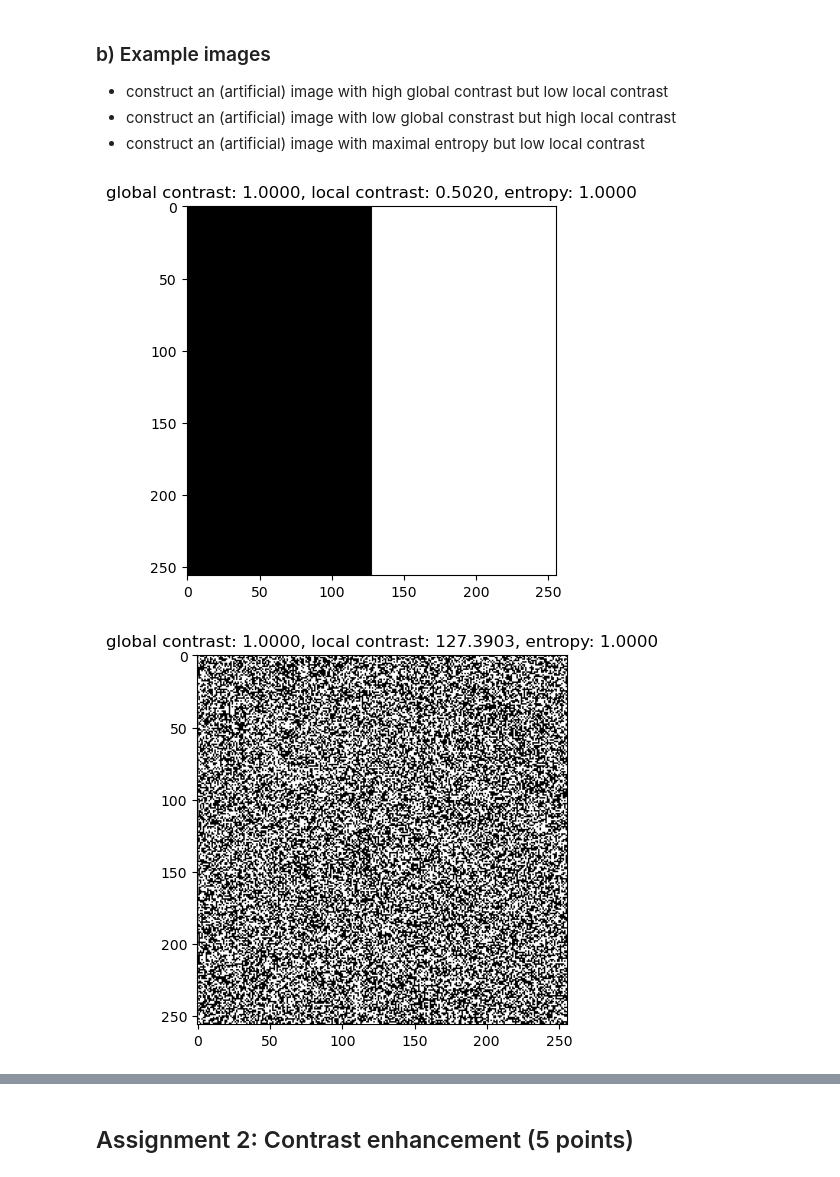
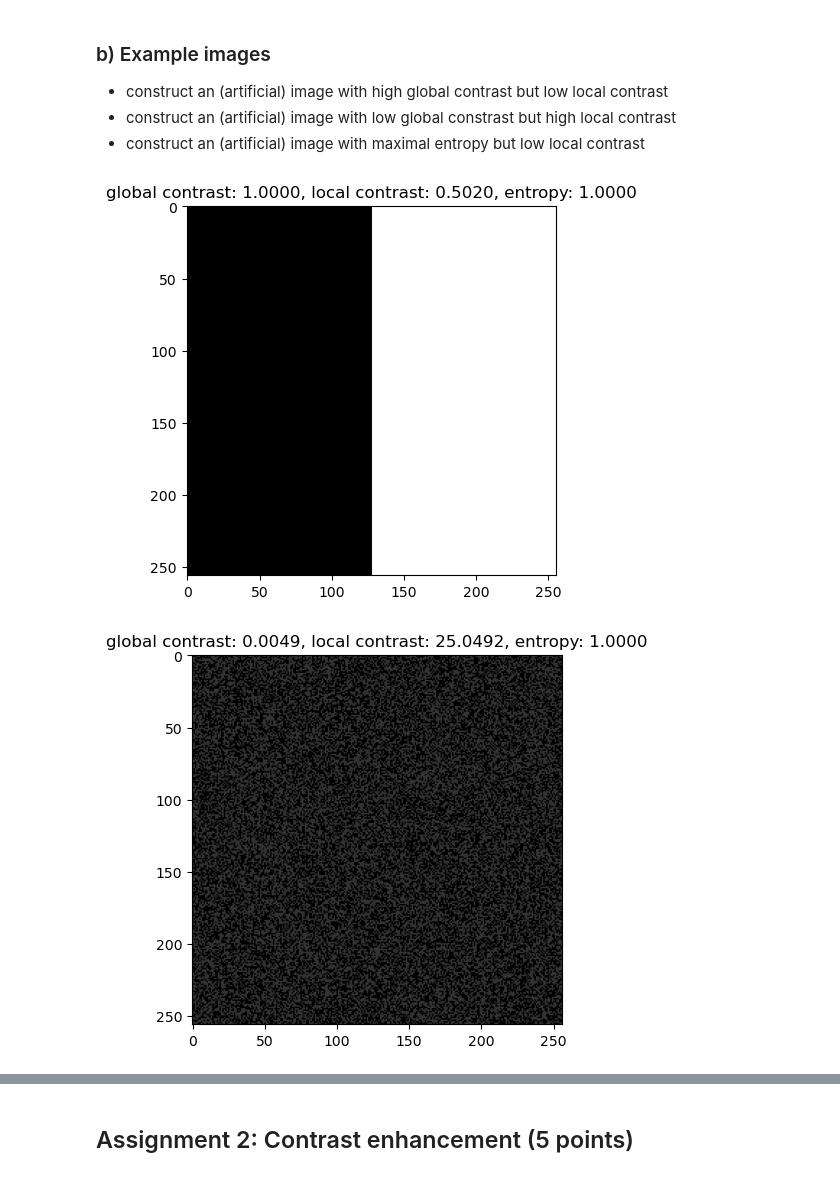
Before and after one commit to Moorboor/ComputerVision, a Jupyter notebook: Homeworks/1/sheet01.ipynb, the cells around one changed output, grey strips where cells are left out. Cells and saved outputs as stored; diff of their text form; code cells hidden in the pictures.

```diff
--- a/Homeworks/1/sheet01.ipynb
+++ b/Homeworks/1/sheet01.ipynb
@@ -192,35 +192,35 @@ image_info(img1)
 
 
 # Create an artificial image with high local contrast but low global contrast
 img2 = np.zeros((256, 256),np.uint8)
 block_size = 8
 
 # Create high local contrast within small blocks (alternating between 0 and 255)
 for i in range(0, 256, block_size):
     for j in range(0, 256, block_size):
         # Fill each block with alternating black and white pixels
-        img2[i:i+block_size, j:j+block_size] = np.random.choice([0, 255], size=(block_size, block_size))
+        img2[i:i+block_size, j:j+block_size] = np.random.choice([0, 50], size=(block_size, block_size))
 
 image_info(img2)
 
 
 # Create an artificial image with maximal entropy but low global contrast
 img3 = np.zeros((256, 256),np.uint8)
 
 # Add some random noise (values between 0 and 10)
 img3 = np.clip(img3 + np.random.randint(0, 10, (256, 256), np.uint8), 0, 255)
 
 # Create a gradient (smooth transition from black to white)
 gradient = np.linspace(0, 255, 256).astype(np.uint8)  # Horizontal gradient
 img3 = np.tile(gradient, (256, 1))  # Repeat it across the entire image
 
 # Clip pixel values to stay within valid range (0 to 255)
 img3 = np.clip(img3, 0, 255)
 
 image_info(img3)
 # %% [output]
 [figure]
-[figure, old version]
+[figure, new version]
 [figure]
 # %% [markdown]
 ## Assignment 2: Contrast enhancement (5 points)
```
Also changed, not shown: parts of 1 cell of this notebook.
